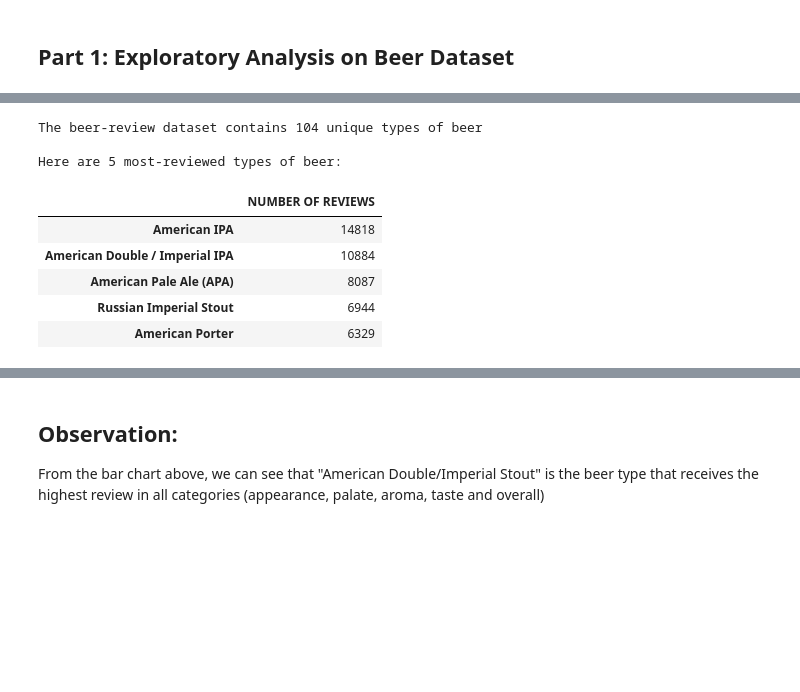
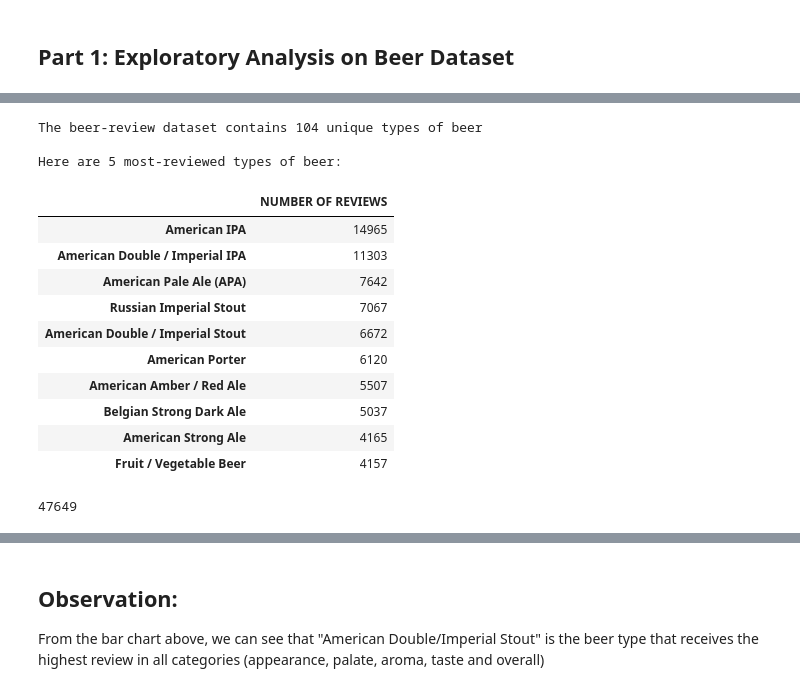
Before and after one commit to ewinterstorm/CSE158-A2, a Jupyter notebook: Assignment2.ipynb, the cells around one changed output, grey strips where cells are left out. Saved outputs shown, nothing was run; the diff lists cells and outputs as text; code cells hidden in the pictures; blank space fills up the shorter version.

```diff
--- a/Assignment2.ipynb
+++ b/Assignment2.ipynb
@@ -53,3 +47,7 @@ df.head()
 | 2 | 6.50 | 48215 | 10325 | Black Horse Black Beer | Foreign / Export Stout | 3 | 2.5 | ... |
 | 3 | 5.00 | 47969 | 10325 | Sausa Pils | German Pilsener | 3.5 | 3 | ... |
 | 4 | 7.70 | 64883 | 1075 | Cauldron DIPA | American Double / Imperial IPA | 4 | 4.5 | ... |
+# %%
+df = df[df['beer/ABV'] != '']
+df.shape
+df = shuffle(df)
@@ -74,6 +72,10 @@ beer_dat['review/aroma'] = beer_dat['review/aroma'].apply(float)
 beer_dat['review/overall'] = beer_dat['review/overall'].apply(float)
 beer_dat['review/palate'] = beer_dat['review/palate'].apply(float)
 beer_dat['review/taste'] = beer_dat['review/taste'].apply(float)
+beer_dat['beer/ABV'] = beer_dat['beer/ABV'].apply(float)
+# %%
+beer_dat = beer_dat.rename(columns={'review/appearance': 'Appearance', 'review/aroma': 'Aroma', 'review/overall':'Overall',
+                  'review/palate':'Palate', 'review/taste':'Taste', 'beer/ABV':'ABV'})
 # %% [markdown]
 ## Part 1: Exploratory Analysis on Beer Dataset
 # %%
@@ -88,19 +100,28 @@ beer_dat[:5]
 # %%
 print("The beer-review dataset contains " + str(len(beer_dat['beer/style'].unique())) + " unique types of beer\n")
 print("Here are 5 most-reviewed types of beer: ")
-top_5_beer = beer_dat['beer/style'].value_counts().head(5).to_frame()
+top_5_beer = beer_dat['beer/style'].value_counts().head(10).to_frame()
 top_5_beer.columns = ['NUMBER OF REVIEWS']
 top_5_beer
 # %% [output]
 The beer-review dataset contains 104 unique types of beer
 
 Here are 5 most-reviewed types of beer:
 |  | NUMBER OF REVIEWS |
-| American IPA | 14818 |
-| American Double / Imperial IPA | 10884 |
-| American Pale Ale (APA) | 8087 |
-| Russian Imperial Stout | 6944 |
-| American Porter | 6329 |
+| American IPA | 14965 |
+| American Double / Imperial IPA | 11303 |
+| American Pale Ale (APA) | 7642 |
+| Russian Imperial Stout | 7067 |
+| American Double / Imperial Stout | 6672 |
+| American Porter | 6120 |
+| American Amber / Red Ale | 5507 |
+| Belgian Strong Dark Ale | 5037 |
+| American Strong Ale | 4165 |
+| Fruit / Vegetable Beer | 4157 |
+# %%
+sum(top_5_beer['NUMBER OF REVIEWS'])
+# %% [output]
+47649
 # %%
 to_contain = 'American Double / Imperial Stout|American IPA|American Double / Imperial IPA|American Pale Ale \(APA\)|American Porter'
 df_top_5 = beer_dat[beer_dat['beer/style'].str.contains(to_contain , na=False)]
```
Also changed, not shown: parts of 23 cells of this notebook.
